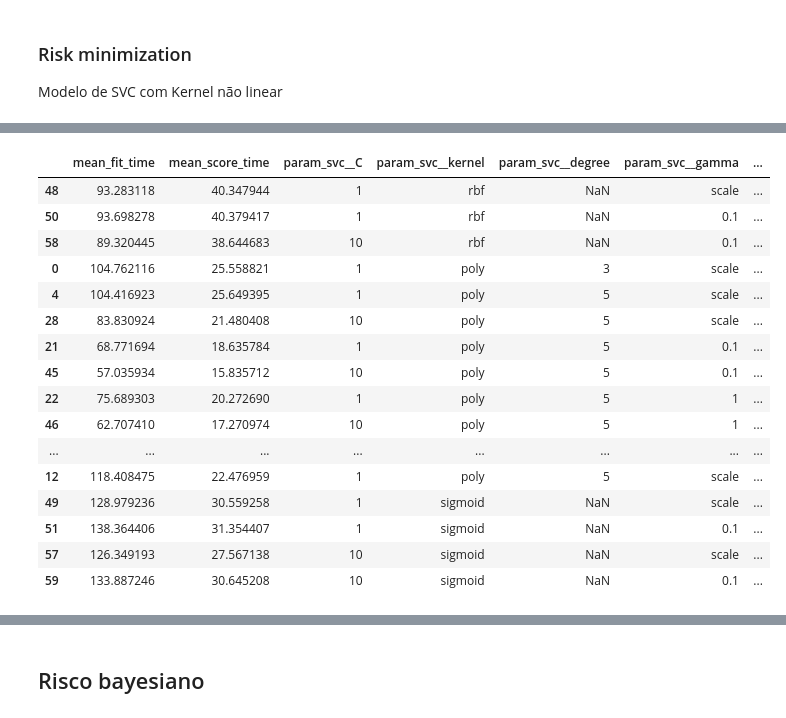
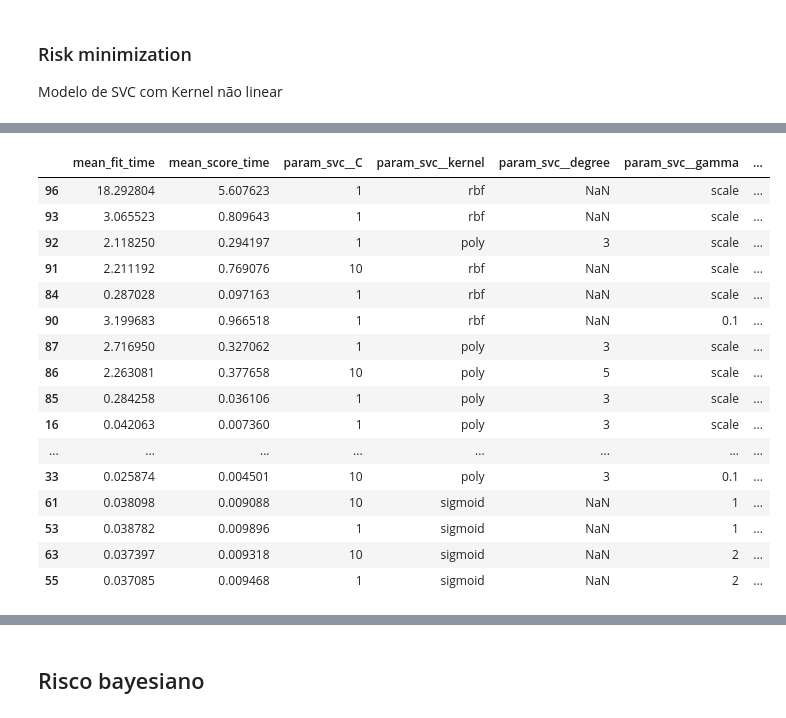
Before and after one commit to fmromeiro/mo810-kidney-waitlist, a Jupyter notebook: model_ordered.ipynb, the cells around one changed output, grey strips where cells are left out. Cells and saved outputs as stored; diff of their text form; code cells hidden in the pictures.

```diff
--- a/model_ordered.ipynb
+++ b/model_ordered.ipynb
@@ -121,8 +123,15 @@ _meta = ['idx_a', 'idx_b','days_waiting_a', 'days_waiting_b', 'transplant_date_a
 # %%
 X, y, meta = df_cross_cln.drop(columns=[target, *_meta]), df_cross_cln[target], df_cross_cln[_meta]
 # %%
-from sklearn.model_selection import train_test_split
-X_train, X_test, y_train, y_test, meta_train, meta_test = train_test_split(X, y, meta, test_size=0.2, random_state=1729)
+# from sklearn.model_selection import train_test_split
+# X_train, X_test, y_train, y_test, meta_train, meta_test = train_test_split(X, y, meta, test_size=0.2, random_state=1729)
+
+N = df_cross_cln.shape[0]
+N_train = N * 80 // 100
+
+X_train, X_test = X.iloc[:N_train], X.iloc[N_train:]
+y_train, y_test = y.iloc[:N_train], y.iloc[N_train:]
+meta_train, meta_test = meta.iloc[:N_train], meta.iloc[N_train:]
 # %% [markdown]
 ## Métricas de avaliação
 # %%
@@ -180,11 +188,12 @@ linear_svc_params = [
     },
 ]
 
-linear_svc_grid = GridSearchCV(
+linear_svc_grid = HalvingGridSearchCV(
     make_pipeline(StandardScaler(), LinearSVC(dual='auto', random_state=1729, max_iter=10_000)),
     linear_svc_params,
-    verbose=4,
-    scoring=('roc_auc', 'accuracy'),
-    refit='roc_auc')
+    verbose=3,
+    scoring='roc_auc',
+    refit=True,
+    n_jobs=-1)
 linear_svc_grid.fit(X_train, y_train)
 # %% [output]
@@ -275,11 +318,12 @@ knn_params = [
     },
 ]
 
-knn_grid = GridSearchCV(
+knn_grid = HalvingGridSearchCV(
     Pipeline(steps=[('scaler', StandardScaler()), ('knn', KNeighborsClassifier())]),
     knn_params,
-    verbose=4,
-    scoring=('roc_auc', 'accuracy'),
-    refit='roc_auc')
+    verbose=3,
+    scoring='roc_auc',
+    refit=True,
+    n_jobs=1)
 knn_grid.fit(X_train, y_train)
 # %% [output]
@@ -352,11 +402,12 @@ svc_params = [
     },
 ]
 
-svc_grid = GridSearchCV(
+svc_grid = HalvingGridSearchCV(
     Pipeline(steps=[('scaler',StandardScaler()), ('svc', SVC(random_state=1729, max_iter=10_000, cache_size=2000))]),
     svc_params,
-    verbose=4,
-    scoring=('roc_auc', 'accuracy'),
-    refit='roc_auc')
+    verbose=3,
+    scoring='roc_auc',
+    refit=True,
+    n_jobs=1)
 svc_grid.fit(X_train, y_train)
 # %% [output]
@@ -375,25 +540,25 @@ Fitting 5 folds for each of 64 candidates, totalling 320 fits
 ... (88 outputs left out)
 # %%
 svc_grid_df = pd.DataFrame(svc_grid.cv_results_)
-svc_grid_df.sort_values(['mean_test_roc_auc', 'mean_test_accuracy'], ascending=False)[['mean_fit_time', 'mean_score_time', 'param_svc__C', 'param_svc__kernel', 'param_svc__degree', 'param_svc__gamma', 'param_svc__coef0', 'mean_test_roc_auc', 'std_test_roc_auc', 'mean_test_accuracy', 'std_test_accuracy']]
+svc_grid_df.sort_values('mean_test_score', ascending=False)[['mean_fit_time', 'mean_score_time', 'param_svc__C', 'param_svc__kernel', 'param_svc__degree', 'param_svc__gamma', 'param_svc__coef0', 'mean_test_score', 'std_test_score']]
 # %% [output]
 |  | mean_fit_time | mean_score_time | param_svc__C | param_svc__kernel | param_svc__degree | param_svc__gamma | ... |
-| 48 | 93.283118 | 40.347944 | 1 | rbf | NaN | scale | ... |
-| 50 | 93.698278 | 40.379417 | 1 | rbf | NaN | 0.1 | ... |
-| 58 | 89.320445 | 38.644683 | 10 | rbf | NaN | 0.1 | ... |
-| 0 | 104.762116 | 25.558821 | 1 | poly | 3 | scale | ... |
-| 4 | 104.416923 | 25.649395 | 1 | poly | 5 | scale | ... |
-| 28 | 83.830924 | 21.480408 | 10 | poly | 5 | scale | ... |
-| 21 | 68.771694 | 18.635784 | 1 | poly | 5 | 0.1 | ... |
-| 45 | 57.035934 | 15.835712 | 10 | poly | 5 | 0.1 | ... |
-| 22 | 75.689303 | 20.272690 | 1 | poly | 5 | 1 | ... |
-| 46 | 62.707410 | 17.270974 | 10 | poly | 5 | 1 | ... |
+| 96 | 18.292804 | 5.607623 | 1 | rbf | NaN | scale | ... |
+| 93 | 3.065523 | 0.809643 | 1 | rbf | NaN | scale | ... |
+| 92 | 2.118250 | 0.294197 | 1 | poly | 3 | scale | ... |
+| 91 | 2.211192 | 0.769076 | 10 | rbf | NaN | scale | ... |
+| 84 | 0.287028 | 0.097163 | 1 | rbf | NaN | scale | ... |
+| 90 | 3.199683 | 0.966518 | 1 | rbf | NaN | 0.1 | ... |
+| 87 | 2.716950 | 0.327062 | 1 | poly | 3 | scale | ... |
+| 86 | 2.263081 | 0.377658 | 10 | poly | 5 | scale | ... |
+| 85 | 0.284258 | 0.036106 | 1 | poly | 3 | scale | ... |
+| 16 | 0.042063 | 0.007360 | 1 | poly | 3 | scale | ... |
 | ... | ... | ... | ... | ... | ... | ... | ... |
-| 12 | 118.408475 | 22.476959 | 1 | poly | 5 | scale | ... |
-| 49 | 128.979236 | 30.559258 | 1 | sigmoid | NaN | scale | ... |
-| 51 | 138.364406 | 31.354407 | 1 | sigmoid | NaN | 0.1 | ... |
-| 57 | 126.349193 | 27.567138 | 10 | sigmoid | NaN | scale | ... |
-| 59 | 133.887246 | 30.645208 | 10 | sigmoid | NaN | 0.1 | ... |
+| 33 | 0.025874 | 0.004501 | 10 | poly | 3 | 0.1 | ... |
+| 61 | 0.038098 | 0.009088 | 10 | sigmoid | NaN | 1 | ... |
+| 53 | 0.038782 | 0.009896 | 1 | sigmoid | NaN | 1 | ... |
+| 63 | 0.037397 | 0.009318 | 10 | sigmoid | NaN | 2 | ... |
+| 55 | 0.037085 | 0.009468 | 1 | sigmoid | NaN | 2 | ... |
 # %%
 y_test_svc = svc_grid.predict(X_test)
 (roc_auc_score(y_test, y_test_svc), accuracy_score(y_test, y_test_svc))
```
Also changed, not shown: parts of 46 cells of this notebook, 2 other files.
